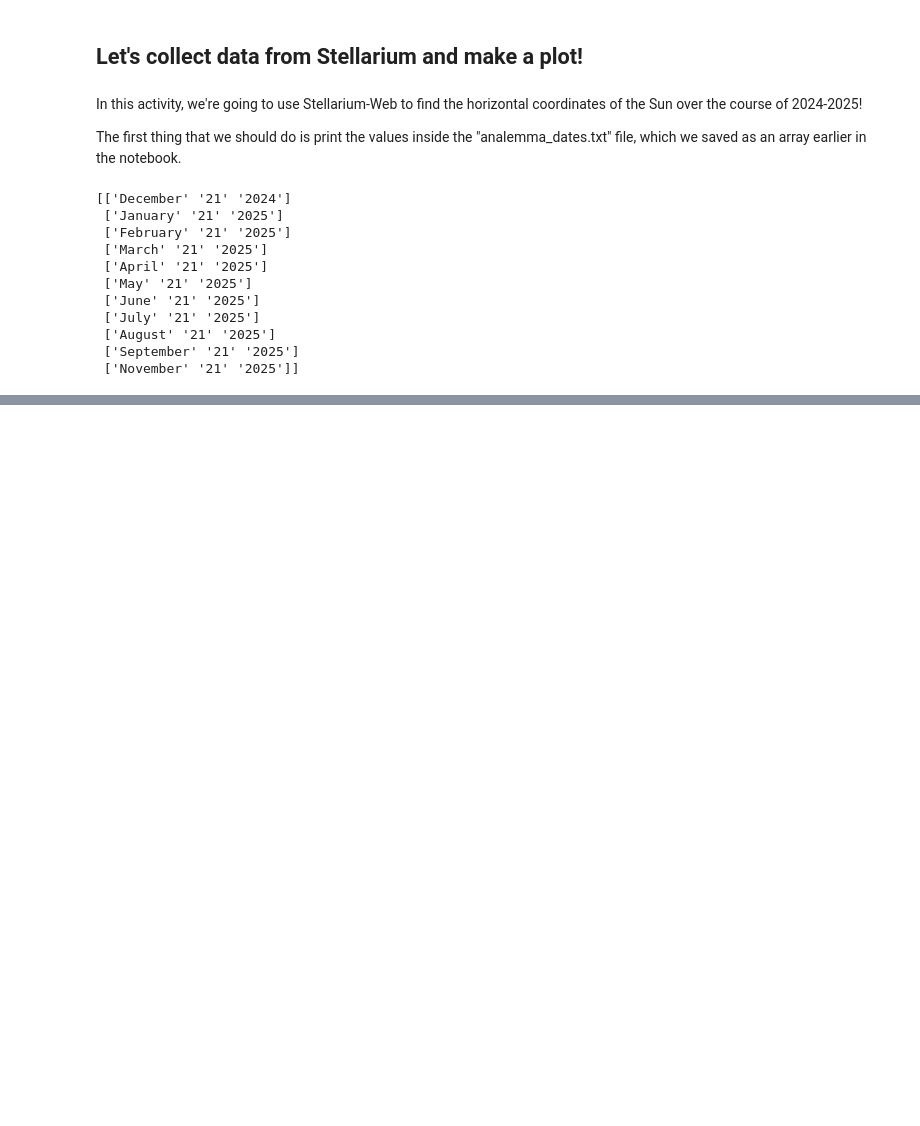
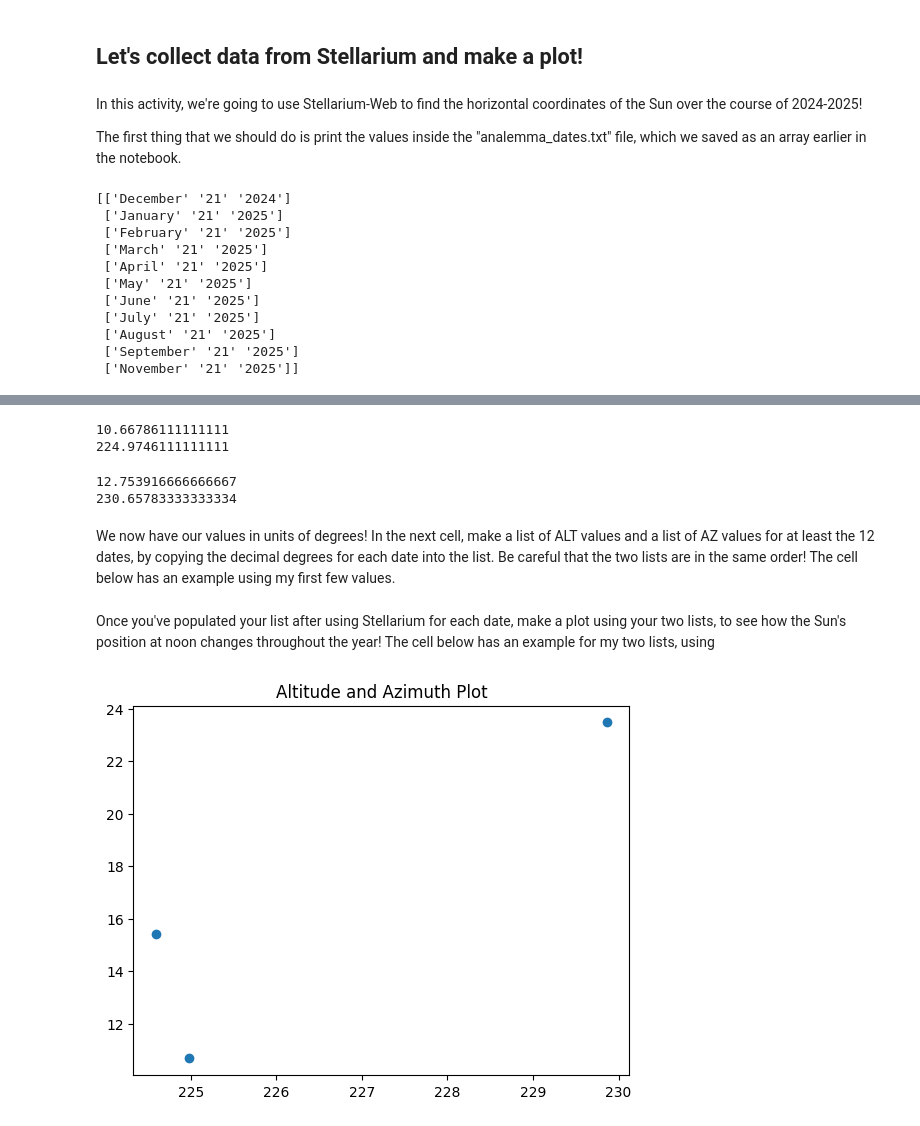
Before and after one commit to zfsayed/astr21, a Jupyter notebook: sections1to2.ipynb, the cells around one changed output, grey strips where cells are left out. Drawn from its saved outputs; the diff is of its cells as text; code cells hidden in the pictures; blank space fills up the shorter version.

```diff
--- a/sections1to2.ipynb
+++ b/sections1to2.ipynb
@@ -151,0 +160,39 @@ Now when you look at the info box for the Sun, you can see its azimuth and altit
+# %%
+print(to_ddeg(10,40,4.3)) #ALT
+print(to_ddeg(224,58,28.6)) #AZ
+# %% [output]
+10.66786111111111
+224.9746111111111
+# %%
+print(to_ddeg(12,45,14.1)) #ALT
+print(to_ddeg(230,39,28.2)) #AZ
+# %% [output]
+12.753916666666667
+230.65783333333334
+# %% [markdown]
+We now have our values in units of degrees! In the next cell, make a list of ALT values and a list of AZ values for at least the 12 dates, by copying the decimal degrees for each date into the list. Be careful that the two lists are in the same order! The cell below has an example using my first few values.
+# %%
+ALTs = [10.66786111111111,15.425472222222222,23.469694444444443]
+AZs = [224.9746111111111,224.59158333333335,229.86433333333332]
+# %% [markdown]
+Once you've populated your list after using Stellarium for each date, make a plot using your two lists, to see how the Sun's position at noon changes throughout the year! The cell below has an example for my two lists, using
+# %%
+# Create a polar plot
+fig = plt.figure()
+ax = fig.add_subplot(111)
+
+# Plot the data
+ax.scatter(AZs, ALTs)
+
+# Set the labels
+#ax.set_theta_zero_location('N')
+#ax.set_theta_direction(-1)
+#ax.set_rlabel_position(0)
+
+# Add a title
+plt.title('Altitude and Azimuth Plot')
+
+# Show the plot
+plt.show()
+# %% [output]
+[figure, added]
```
Also changed, not shown: parts of 6 cells of this notebook.
